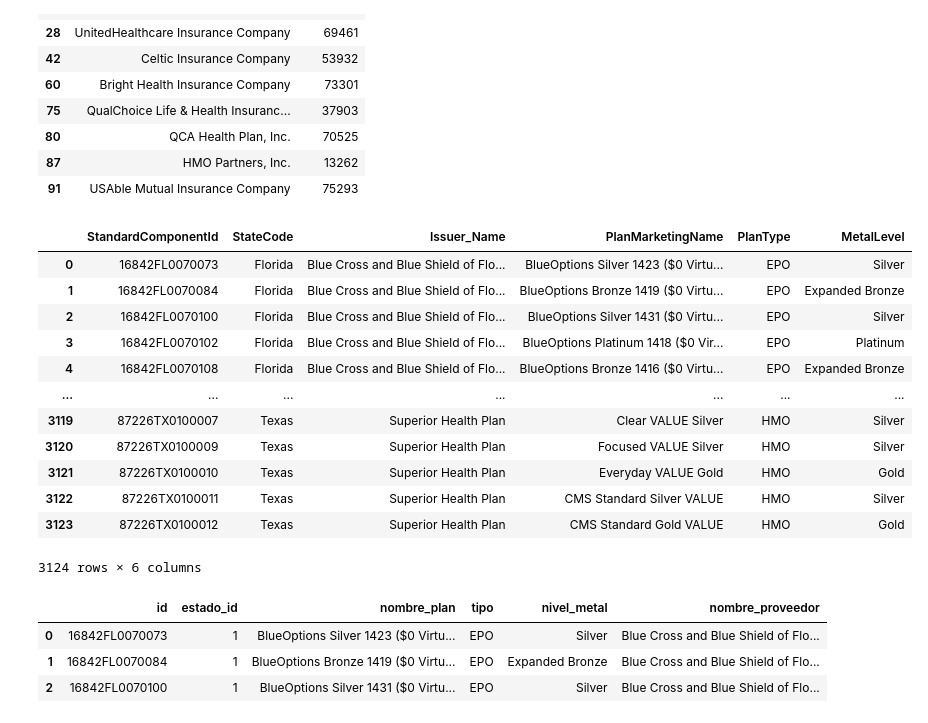
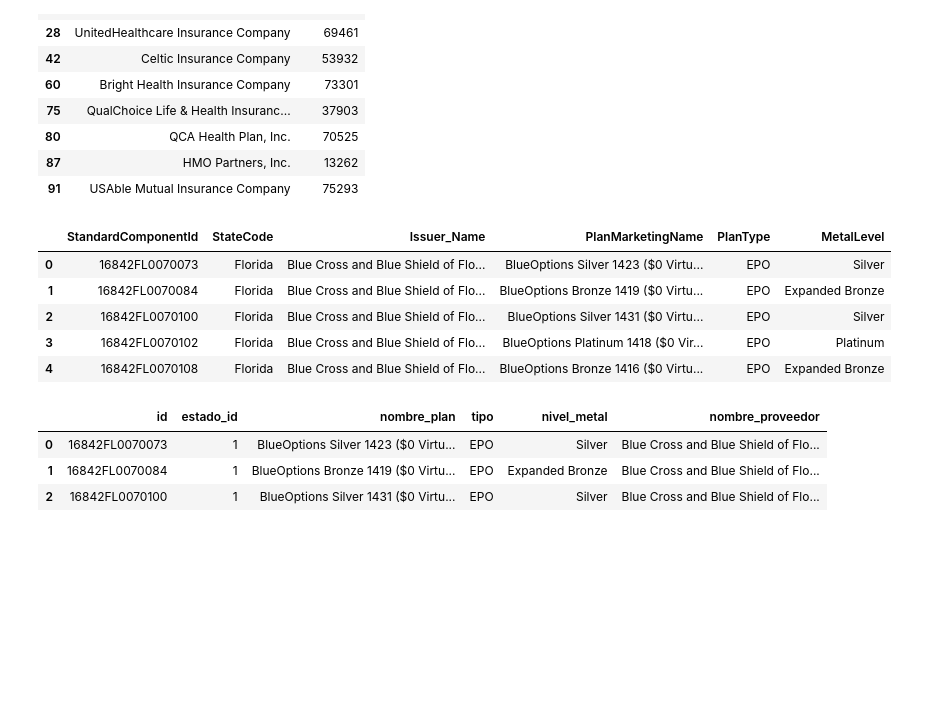
Before and after one commit to Lorena20U/proyect_bi, a Jupyter notebook: etl_censo_.ipynb, the cells around one changed output. Cells and saved outputs as stored; diff of their text form; code cells hidden in the pictures; blank space fills up the shorter version.

```diff
--- a/etl_censo_.ipynb
+++ b/etl_censo_.ipynb
@@ -891,21 +892,14 @@ planes = pd.merge(planes, transparency, how="inner" ,on=["Issuer_ID"])
 planes = planes[["StandardComponentId","StateCode","Issuer_Name","PlanMarketingName","PlanType","MetalLevel"]]
 planes["StateCode"] = planes["StateCode"].apply(codigo_a_estado)
 # %%
-planes
+planes.head(5)
 # %% [output]
 |  | StandardComponentId | StateCode | Issuer_Name | PlanMarketingName | PlanType | MetalLevel |
 | 0 | 16842FL0070073 | Florida | Blue Cross and Blue Shield of Flo... | BlueOptions Silver 1423 ($0 Virtu... | EPO | Silver |
 | 1 | 16842FL0070084 | Florida | Blue Cross and Blue Shield of Flo... | BlueOptions Bronze 1419 ($0 Virtu... | EPO | Expanded Bronze |
 | 2 | 16842FL0070100 | Florida | Blue Cross and Blue Shield of Flo... | BlueOptions Silver 1431 ($0 Virtu... | EPO | Silver |
 | 3 | 16842FL0070102 | Florida | Blue Cross and Blue Shield of Flo... | BlueOptions Platinum 1418 ($0 Vir... | EPO | Platinum |
 | 4 | 16842FL0070108 | Florida | Blue Cross and Blue Shield of Flo... | BlueOptions Bronze 1416 ($0 Virtu... | EPO | Expanded Bronze |
-| ... | ... | ... | ... | ... | ... | ... |
-| 3119 | 87226TX0100007 | Texas | Superior Health Plan | Clear VALUE Silver | HMO | Silver |
-| 3120 | 87226TX0100009 | Texas | Superior Health Plan | Focused VALUE Silver | HMO | Silver |
-| 3121 | 87226TX0100010 | Texas | Superior Health Plan | Everyday VALUE Gold | HMO | Gold |
-| 3122 | 87226TX0100011 | Texas | Superior Health Plan | CMS Standard Silver VALUE | HMO | Silver |
-| 3123 | 87226TX0100012 | Texas | Superior Health Plan | CMS Standard Gold VALUE | HMO | Gold |
-3124 rows × 6 columns
 # %%
 planes = pd.merge(planes,estados, how="left",left_on='StateCode', right_on='estados')
 planes = planes[["StandardComponentId","index","PlanMarketingName","PlanType","MetalLevel","Issuer_Name"]]
```
Also changed, not shown: parts of 58 cells of this notebook.
